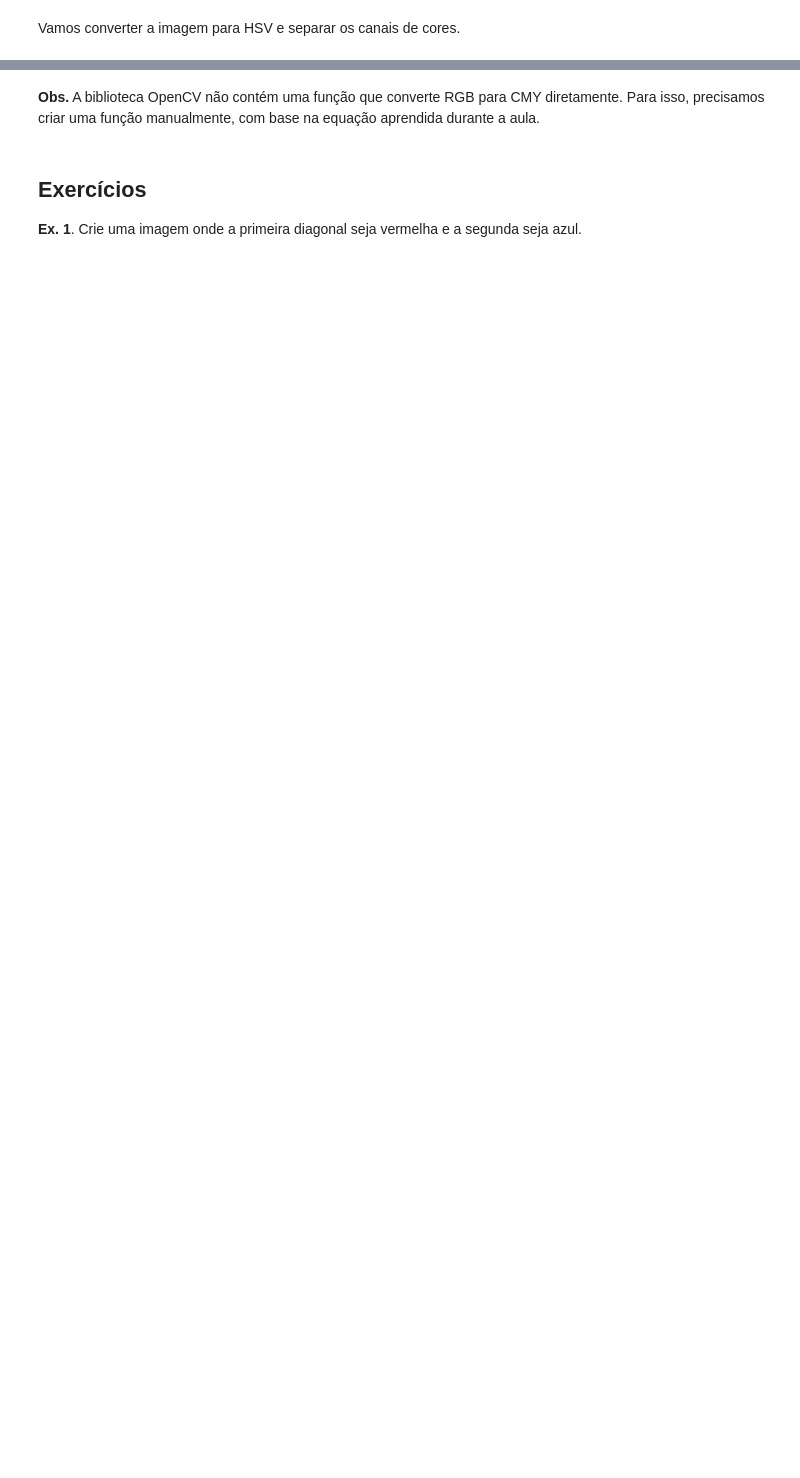
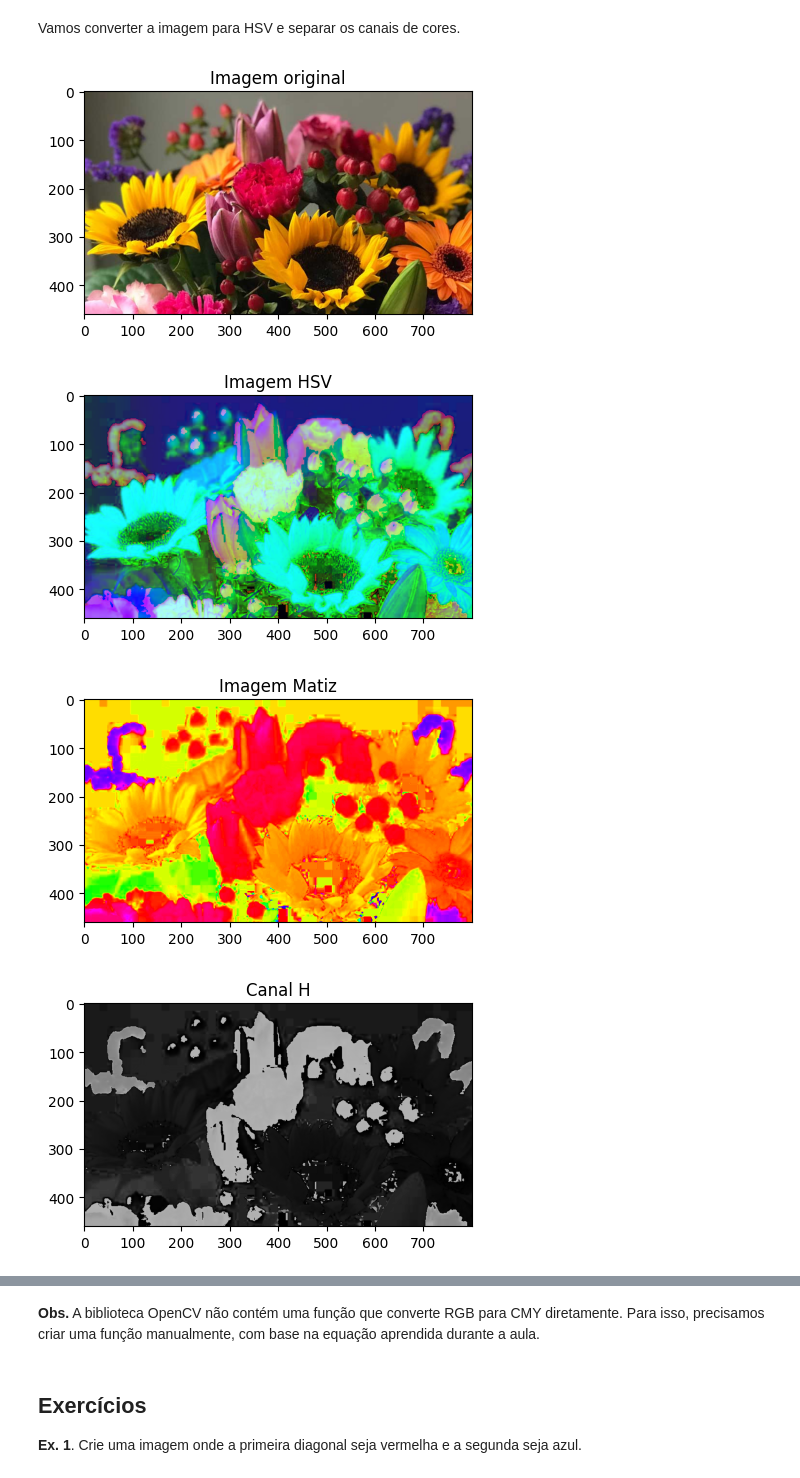
Before and after one commit to AlanEdward19/ProcessamentoDeImagens, a Jupyter notebook: exPDI03_cores_tin3.ipynb, the cells around one changed output, grey strips where cells are left out. Cells and saved outputs as stored; diff of their text form; code cells hidden in the pictures; blank space fills up the shorter version.

```diff
--- a/exPDI03_cores_tin3.ipynb
+++ b/exPDI03_cores_tin3.ipynb
@@ -367,34 +384,50 @@ Vamos converter a imagem para HSV e separar os canais de cores.
 #
 # Use a função split da OpenCV para separar os três canais de cores
 # e gere três variáveis Himg, Simg e Vimg
 
+imagemHSV = cv2.cvtColor(imagem, cv2.COLOR_RGB2HSV)
 
+Himg, Simg, Vimg = cv2.split(imagemHSV)
 
-
-
-
-
+imgMatiz = 255 * np.ones(imagem.shape, dtype = np.uint8)
+imgMatiz[:,:,0] = Himg
+imgMatiz = cv2.cvtColor(imgMatiz, cv2.COLOR_HSV2RGB)
 
 ##########################################################
 
 # vamos plotar cada canal de cor usando tons de cinza
 
 plt.figure(figsize=(5,5))
 plt.imshow(imagem)
 plt.title('Imagem original')
+plt.show()
+
+plt.figure(figsize=(5,5))
+plt.imshow(imagemHSV)
+plt.title('Imagem HSV')
+plt.show()
+
+plt.figure(figsize=(5,5))
+plt.imshow(imgMatiz)
+plt.title('Imagem Matiz')
 plt.show()
 
 plt.figure(figsize=(5,5))
 plt.imshow(Himg, "gray", vmin=0, vmax=255)
 plt.title("Canal H")
 plt.show()
 
 plt.figure(figsize=(5,5))
 plt.imshow(Simg, "gray", vmin=0, vmax=255)
 plt.title("Canal S")
 plt.show()
 
 plt.figure(figsize=(5,5))
 plt.imshow(Vimg, "gray", vmin=0, vmax=255)
 plt.title("Canal V")
 plt.show()
+# %% [output]
+[figure, added]
+[figure, added]
+[figure, added]
+[figure, added]
```
Also changed, not shown: parts of 5 cells of this notebook.
